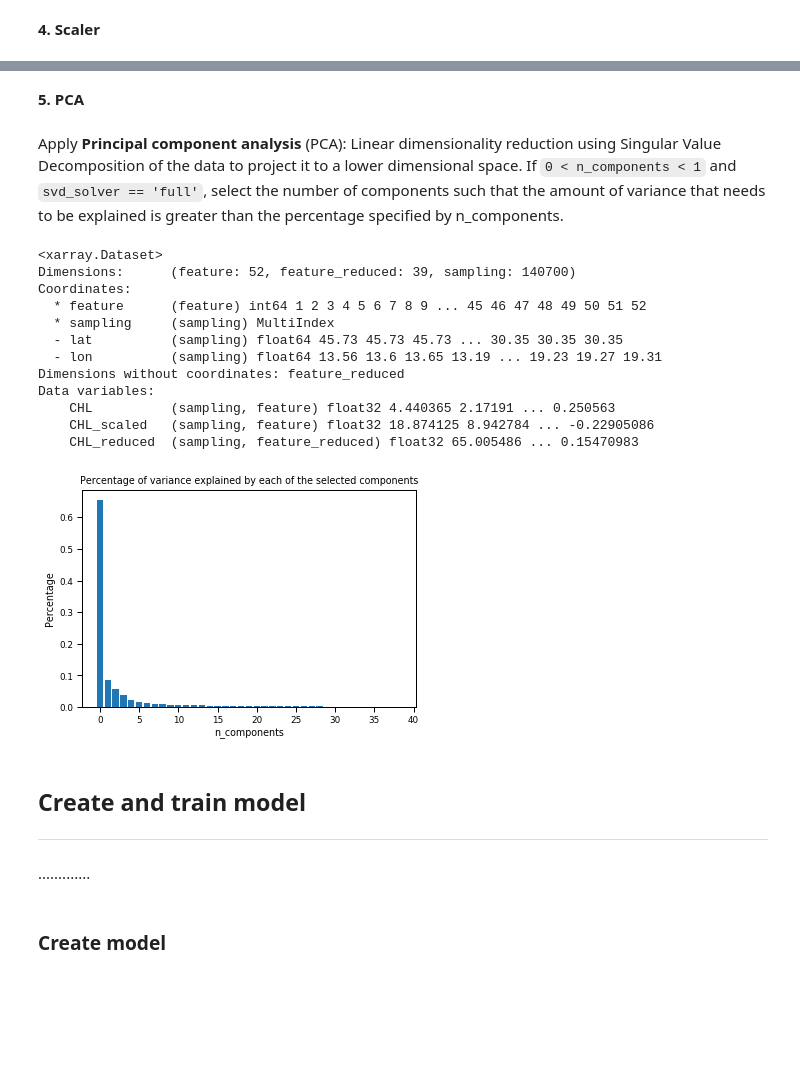
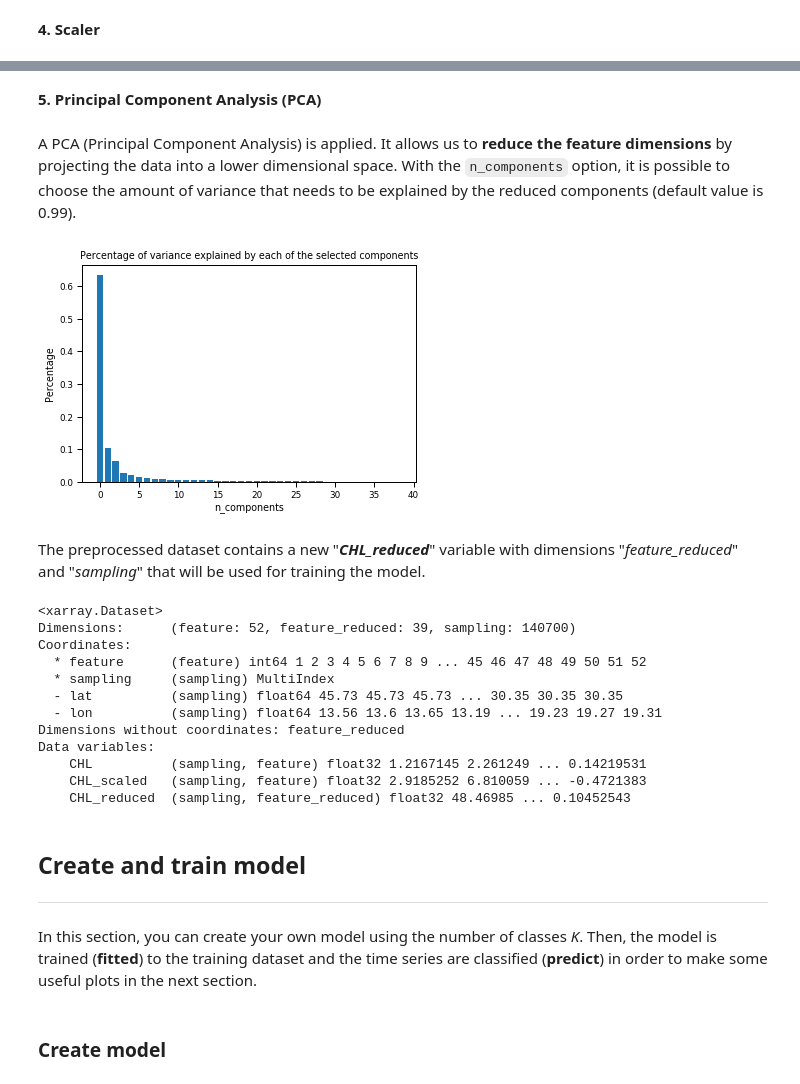
Before and after one commit to euroargodev/BlueCloud, a Jupyter notebook: ModelDevelopment_OceanRegimes.ipynb, the cells around one changed output, grey strips where cells are left out. Saved outputs shown, nothing was run; the diff lists cells and outputs as text; code cells hidden in the pictures; blank space fills up the shorter version.

```diff
--- a/ModelDevelopment_OceanRegimes.ipynb
+++ b/ModelDevelopment_OceanRegimes.ipynb
@@ -55,10 +73,10 @@ CMEMS_password = '#######'
 # geographical extent
 geo_extent = [-5, 42, 30, 46] # [min lon, max lon, min lat, max lat]
 # time extent
-time_extent = ["2019-01-01", "2019-12-31"] # ["min date", "max date"]
+time_extent = ["2018-01-01", "2018-12-31"] # ["min date", "max date"]
 # variable to be predict
 var_name = 'CHL' # name in dataset
 # file name
-file_name = 'oceancolour_glo_chl_l4_rep_observations_009_082_2019.nc'
+file_name = 'oceancolour_glo_chl_l4_rep_observations_009_082_2018.nc'
 # %% [markdown]
 __Load training dataset__
@@ -170,32 +175,34 @@ shape (n_samples, n_features), calculate mean for each feature
 # %%
 X = OR_scaler(X, var_name=var_name)
-# %% [markdown]
-__5. PCA__
-# %% [markdown]
-Apply __Principal component analysis__ (PCA):
-Linear dimensionality reduction using Singular Value Decomposition of the data to project it to a lower dimensional space.
-If `0 < n_components < 1` and `svd_solver == 'full'`, select the number of components such that the amount of variance that needs to be explained is greater than the percentage specified by n_components.
+# %% [markdown]
+__5. Principal Component Analysis (PCA)__
+# %% [markdown]
+A PCA (Principal Component Analysis) is applied. It allows us to __reduce the feature dimensions__ by projecting the data into a lower dimensional space. With the ``n_components`` option, it is possible to choose the amount of variance that needs to be explained by the reduced components (default value is 0.99).
 # %%
 X = OR_apply_PCA(X, var_name=var_name, plot_var=True)
-X
 # %% [output]
-<xarray.Dataset>
-Dimensions:      (feature: 52, feature_reduced: 39, sampling: 140700)
-Coordinates:
-  * feature      (feature) int64 1 2 3 4 5 6 7 8 9 ... 45 46 47 48 49 50 51 52
-  * sampling     (sampling) MultiIndex
-  - lat          (sampling) float64 45.73 45.73 45.73 ... 30.35 30.35 30.35
-  - lon          (sampling) float64 13.56 13.6 13.65 13.19 ... 19.23 19.27 19.31
-Dimensions without coordinates: feature_reduced
-Data variables:
-    CHL          (sampling, feature) float32 4.440365 2.17191 ... 0.250563
-    CHL_scaled   (sampling, feature) float32 18.874125 8.942784 ... -0.22905086
-    CHL_reduced  (sampling, feature_reduced) float32 65.005486 ... 0.15470983
-[figure, old version]
+[figure, new version]
+# %% [markdown]
+The preprocessed dataset contains a new "__*CHL_reduced*__" variable with dimensions "*feature_reduced*" and "*sampling*" that will be used for training the model.
+# %%
+print(X)
+# %% [output]
+<xarray.Dataset>
+Dimensions:      (feature: 52, feature_reduced: 39, sampling: 140700)
+Coordinates:
+  * feature      (feature) int64 1 2 3 4 5 6 7 8 9 ... 45 46 47 48 49 50 51 52
+  * sampling     (sampling) MultiIndex
+  - lat          (sampling) float64 45.73 45.73 45.73 ... 30.35 30.35 30.35
+  - lon          (sampling) float64 13.56 13.6 13.65 13.19 ... 19.23 19.27 19.31
+Dimensions without coordinates: feature_reduced
+Data variables:
+    CHL          (sampling, feature) float32 1.2167145 2.261249 ... 0.14219531
+    CHL_scaled   (sampling, feature) float32 2.9185252 6.810059 ... -0.4721383
+    CHL_reduced  (sampling, feature_reduced) float32 48.46985 ... 0.10452543
 # %% [markdown]
 ## Create and train model
 ***
-# %% [markdown]
-.............
+# %% [markdown]
+In this section, you can create your own model using the number of classes *K*. Then, the model is trained (__fitted__) to the training dataset and the time series are classified (__predict__) in order to make some useful plots in the next section.
 # %% [markdown]
 ### Create model
```
Also changed, not shown: parts of 85 cells of this notebook, 7 other files.
